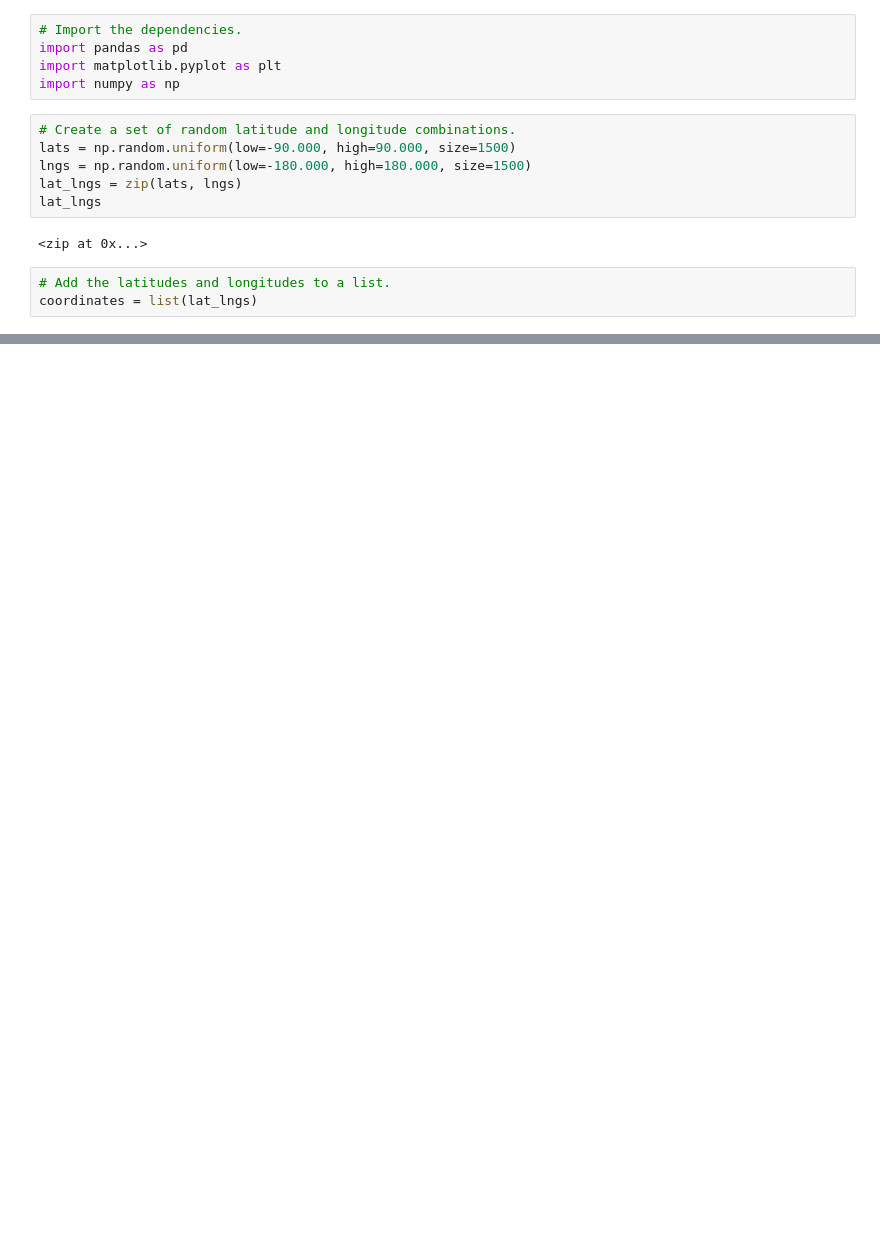
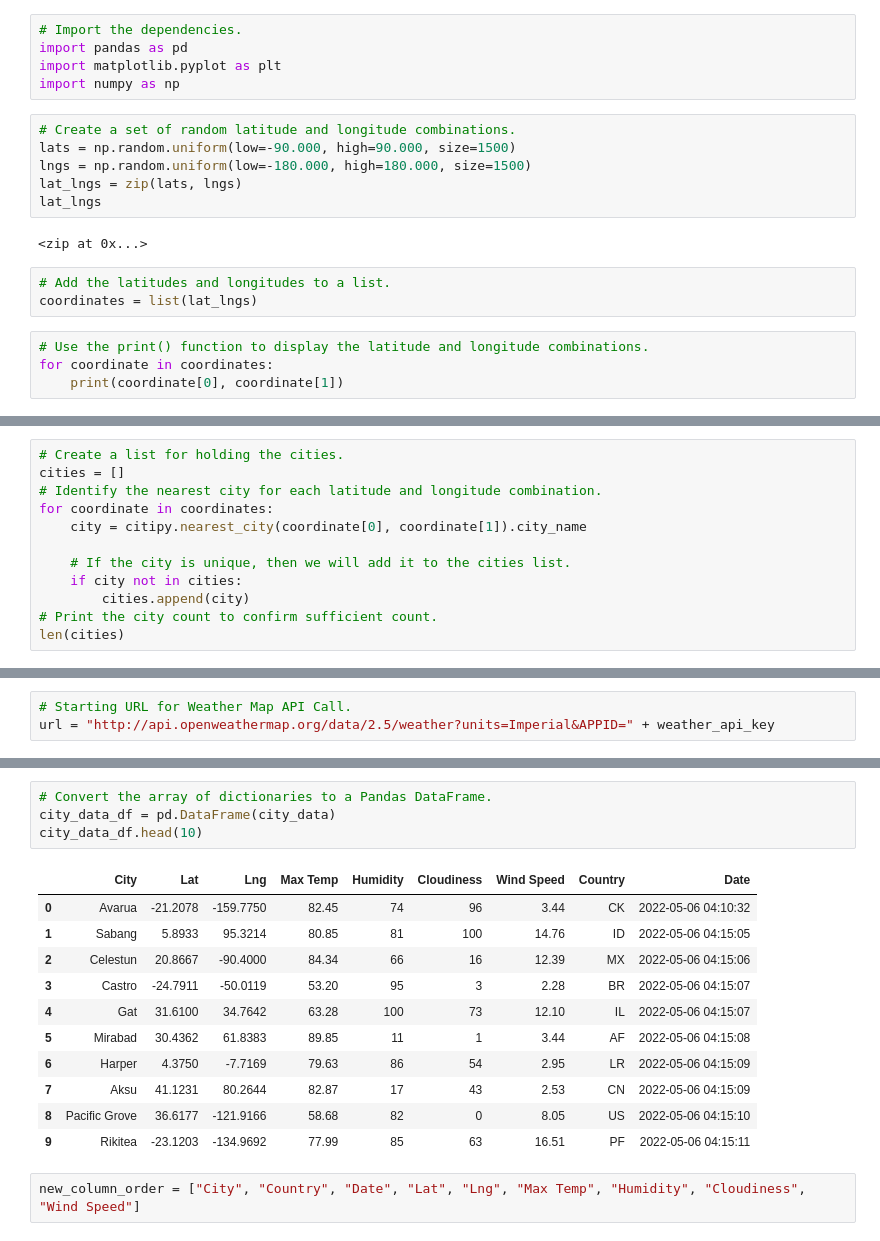
Before and after one commit to CarmiS2/World_Weather_Analysis, a Jupyter notebook: WeatherPy.ipynb, the cells around one changed output, grey strips where cells are left out. Saved outputs shown, nothing was run; the diff lists cells and outputs as text; blank space fills up the shorter version.

```diff
--- a/WeatherPy.ipynb
+++ b/WeatherPy.ipynb
@@ -14,3 +14,7 @@ lat_lngs
 # %%
 # Add the latitudes and longitudes to a list.
 coordinates = list(lat_lngs)
+# %%
+# Use the print() function to display the latitude and longitude combinations.
+for coordinate in coordinates:
+    print(coordinate[0], coordinate[1])
@@ -16,0 +41,12 @@ coordinates = list(lat_lngs)
+# %%
+# Create a list for holding the cities.
+cities = []
+# Identify the nearest city for each latitude and longitude combination.
+for coordinate in coordinates:
+    city = citipy.nearest_city(coordinate[0], coordinate[1]).city_name
+
+    # If the city is unique, then we will add it to the cities list.
+    if city not in cities:
+        cities.append(city)
+# Print the city count to confirm sufficient count.
+len(cities)
@@ -16,0 +61,3 @@ coordinates = list(lat_lngs)
+# %%
+# Starting URL for Weather Map API Call.
+url = "http://api.openweathermap.org/data/2.5/weather?units=Imperial&APPID=" + weather_api_key
@@ -16,0 +148,18 @@ coordinates = list(lat_lngs)
+# %%
+# Convert the array of dictionaries to a Pandas DataFrame.
+city_data_df = pd.DataFrame(city_data)
+city_data_df.head(10)
+# %% [output]
+|  | City | Lat | Lng | Max Temp | Humidity | Cloudiness | Wind Speed | Country | Date |
+| 0 | Avarua | -21.2078 | -159.7750 | 82.45 | 74 | 96 | 3.44 | CK | 2022-05-06 04:10:32 |
+| 1 | Sabang | 5.8933 | 95.3214 | 80.85 | 81 | 100 | 14.76 | ID | 2022-05-06 04:15:05 |
+| 2 | Celestun | 20.8667 | -90.4000 | 84.34 | 66 | 16 | 12.39 | MX | 2022-05-06 04:15:06 |
+| 3 | Castro | -24.7911 | -50.0119 | 53.20 | 95 | 3 | 2.28 | BR | 2022-05-06 04:15:07 |
+| 4 | Gat | 31.6100 | 34.7642 | 63.28 | 100 | 73 | 12.10 | IL | 2022-05-06 04:15:07 |
+| 5 | Mirabad | 30.4362 | 61.8383 | 89.85 | 11 | 1 | 3.44 | AF | 2022-05-06 04:15:08 |
+| 6 | Harper | 4.3750 | -7.7169 | 79.63 | 86 | 54 | 2.95 | LR | 2022-05-06 04:15:09 |
+| 7 | Aksu | 41.1231 | 80.2644 | 82.87 | 17 | 43 | 2.53 | CN | 2022-05-06 04:15:09 |
+| 8 | Pacific Grove | 36.6177 | -121.9166 | 58.68 | 82 | 0 | 8.05 | US | 2022-05-06 04:15:10 |
+| 9 | Rikitea | -23.1203 | -134.9692 | 77.99 | 85 | 63 | 16.51 | PF | 2022-05-06 04:15:11 |
+# %%
+new_column_order = ["City", "Country", "Date", "Lat", "Lng", "Max Temp", "Humidity", "Cloudiness", "Wind Speed"]
```
Also changed, not shown: parts of 8 cells of this notebook.
